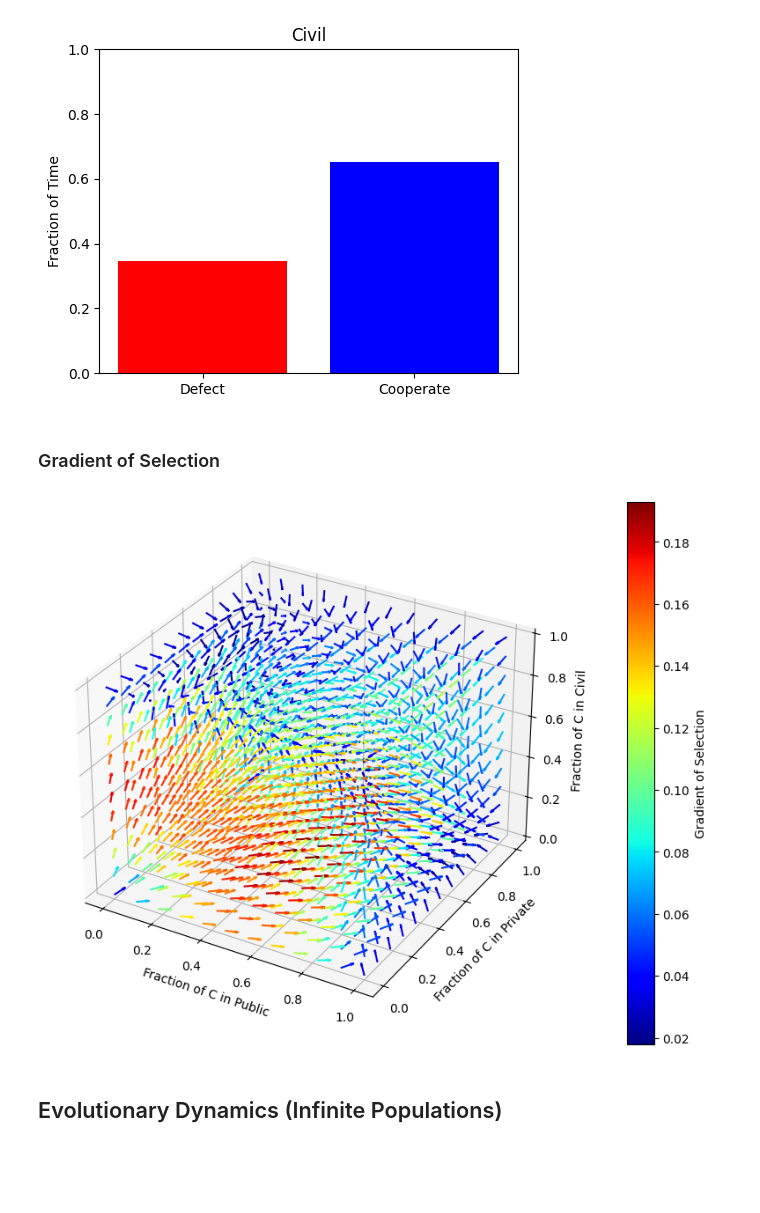
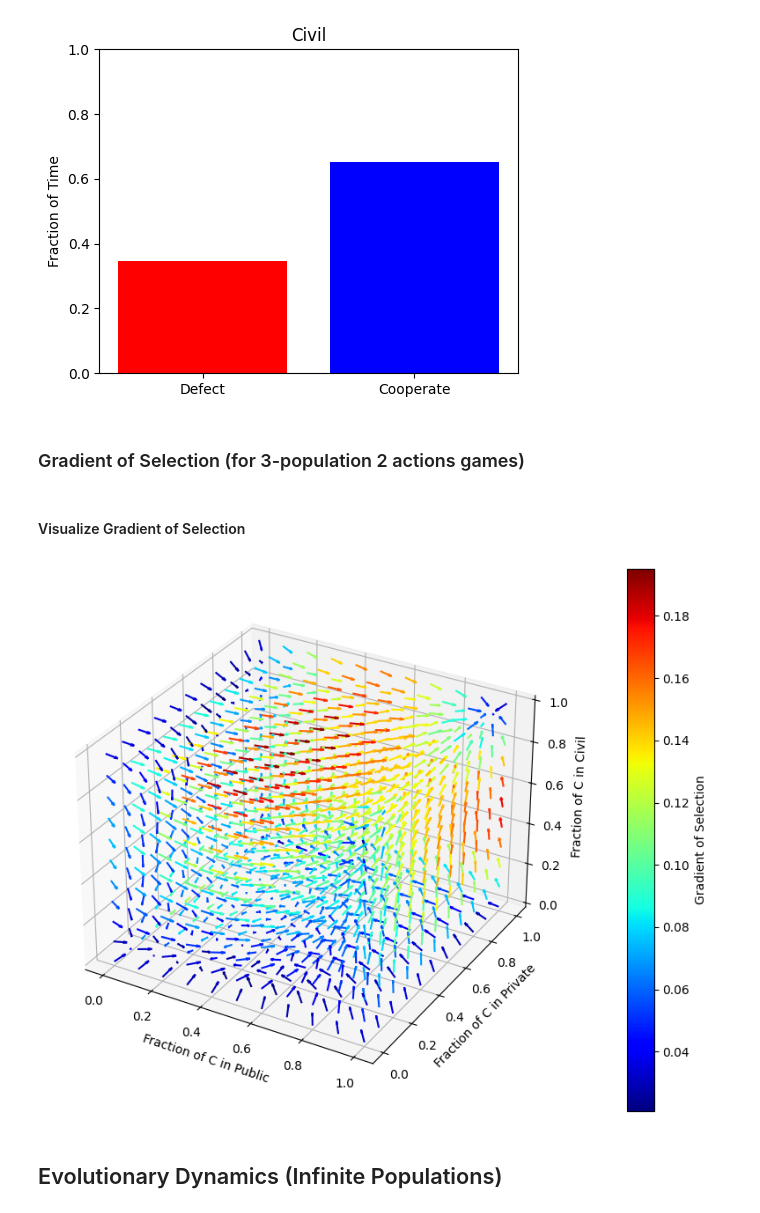
Before and after one commit to dalnakeb/Recommendation_Systems_Evolutionary_Dynamics, a Jupyter notebook: notebooks/rec_sys_evol_dyn.ipynb, the cells around one changed output. Saved outputs shown, nothing was run; the diff lists cells and outputs as text; code cells hidden in the pictures; blank space fills up the shorter version.

```diff
--- a/notebooks/rec_sys_evol_dyn.ipynb
+++ b/notebooks/rec_sys_evol_dyn.ipynb
@@ -13,11 +13,10 @@ import matplotlib.pylab as plt
 3. players names
 4. payoff matrix
 # %%
-strategies_counts = [[49, 1],[49, 1],[49, 1]]
+strategies_counts = [[9, 1],[9, 1],[9, 1]]
 actions_names = ["Defect", "Cooperate"]
 players_names = ["Public", "Private", "Civil"]
 
-#Payoff Matrix
 paramss = [[0.15, 0.15, 0.4, 0.8, 0.2], [0.15, 0.15, 0.4, 0, 0.2], [0.2, 0.5, 0.6, 0, 0.3]]
 params = paramss[0]
 cs = params[0]
@@ -210,13 +218,17 @@ for player in range(len(players_names)):
 [figure]
 [figure]
 # %% [markdown]
-### Gradient of Selection
+### Gradient of Selection (for 3-population 2 actions games)
+# %%
+beta = 2.5
+mu = 0.02
+X, Y, Z, G1, G2, G3 = game.compute_gradient_of_selection(beta, mu)
+# %% [markdown]
+#### Visualize Gradient of Selection
 # %%
-beta = 2.5
-mu = 0.02
-game.plot_gradient_field(beta, mu, players_names=players_names, fraction_name="C", legend="Gradient of Selection")
+game.plot_gradient_of_selection(X, Y, Z, G1, G2, G3, players_names=players_names, fraction_name="C", legend="Gradient of Selection")
 # %% [output]
-[figure, old version]
+[figure, new version]
 # %% [markdown]
 ## Evolutionary Dynamics (Infinite Populations)
 # %% [markdown]
```
Also changed, not shown: parts of 6 cells of this notebook, 1 other file.
